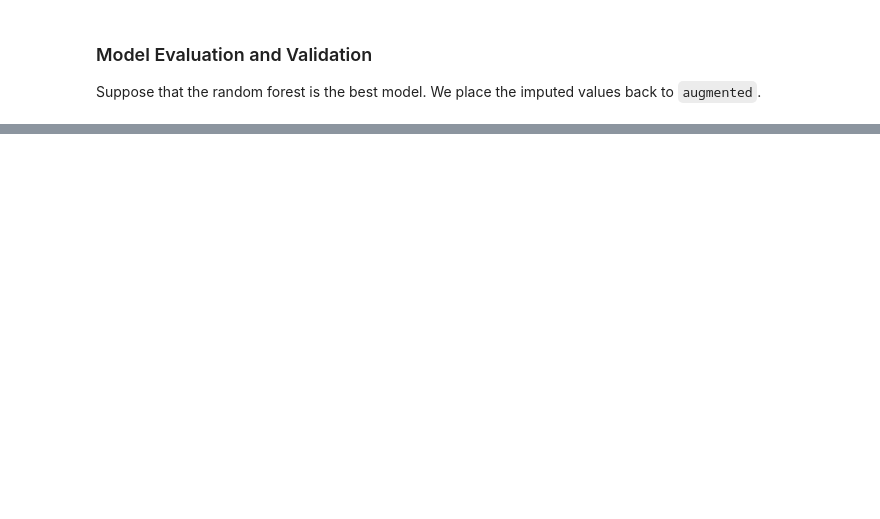
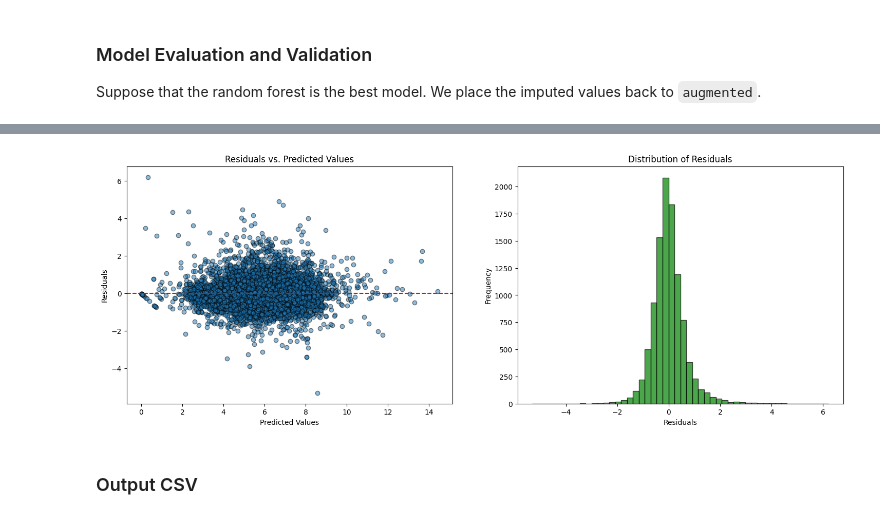
Before and after one commit to Mirrien-Liang/posting-time-impact-analysis, a Jupyter notebook: notebooks/data_cleaning.ipynb, the cells around one changed output, grey strips where cells are left out. Drawn from its saved outputs; the diff is of its cells as text; code cells hidden in the pictures; blank space fills up the shorter version.

```diff
--- a/notebooks/data_cleaning.ipynb
+++ b/notebooks/data_cleaning.ipynb
@@ -830,0 +833,26 @@ summarize_dataframe(augmented)
+# %%
+# Calculate residuals
+residuals = y_valid - rf.predict(X_valid)
+
+# Scatter plot of residuals vs. predicted values
+plt.figure(figsize=(18,6))
+plt.subplot(1, 2, 1)
+plt.scatter(rf.predict(X_valid), residuals, alpha=0.5, edgecolor='k')
+plt.axhline(0, color='red', linestyle='--')
+plt.xlabel('Predicted Values')
+plt.ylabel('Residuals')
+plt.title('Residuals vs. Predicted Values')
+
+# Distribution of residuals
+plt.subplot(1, 2, 2)
+plt.hist(residuals, bins=50, alpha=0.7, color='green', edgecolor='black')
+plt.title('Distribution of Residuals')
+plt.xlabel('Residuals')
+plt.ylabel('Frequency')
+plt.show()
+
+# The RF model appears well fitted, with residuals having no clear pattern, supporting the linearity and equal-variance assumption.
+# %% [output]
+[figure, added]
+# %% [markdown]
+### Output CSV
```
Also changed, not shown: parts of 5 cells of this notebook.
